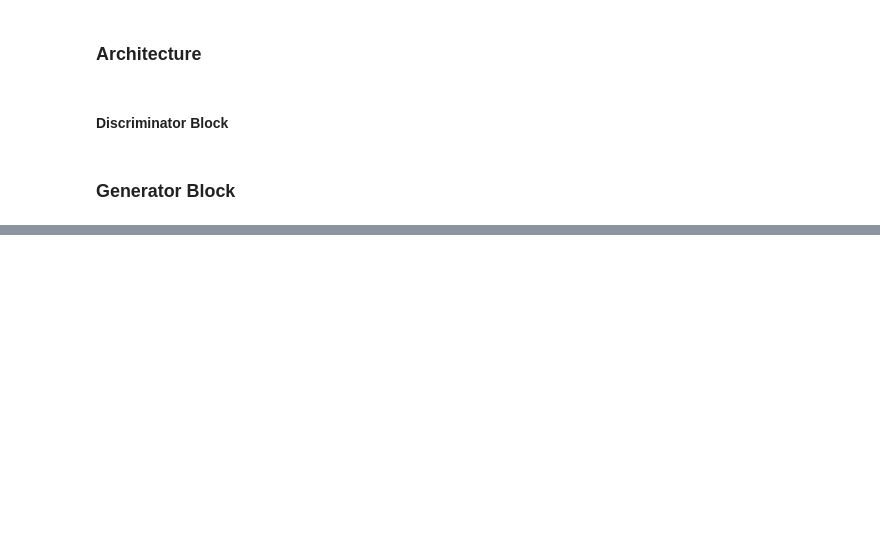
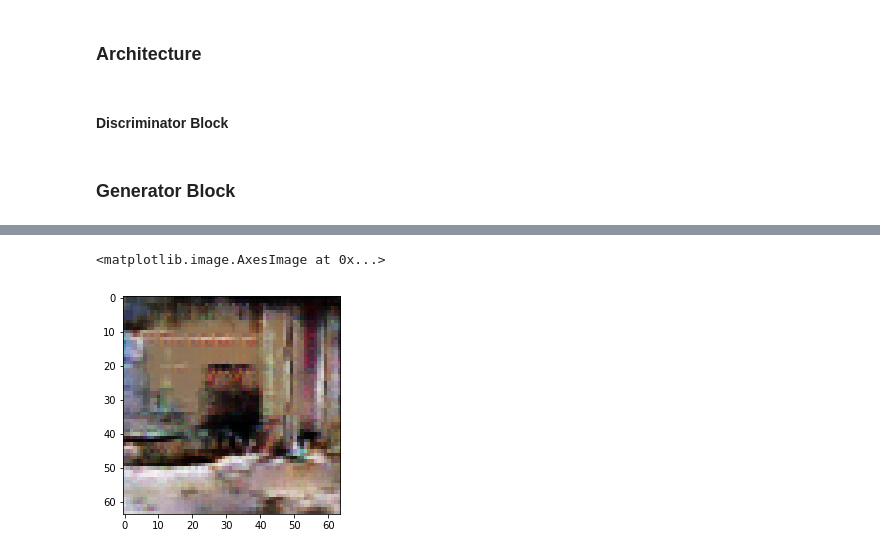
Before and after one commit to ganesh-krishnan/fastai, a Jupyter notebook: courses/dl2/wgan_gk.ipynb, the cells around one changed output, grey strips where cells are left out. Drawn from its saved outputs; the diff is of its cells as text; code cells hidden in the pictures; blank space fills up the shorter version.

```diff
--- a/courses/dl2/wgan_gk.ipynb
+++ b/courses/dl2/wgan_gk.ipynb
@@ -119,3 +120 @@ class DCGAN_G(nn.Module):
         return x
-# %%
-x, y = next(iter(md.trn_dl))
@@ -129,0 +195,38 @@ learn = Learner(md, SingleModel(model), opt_fn=optim.Adam, crit=crit)
+# %%
+def train(n_epochs, bs):
+    g_iter = 0
+    gm.train();
+    dm.train();
+    for epoch in range(n_epochs):
+        trn_it = iter(md.trn_dl)
+        cb, nb = 0, len(md.trn_dl)
+        with tqdm_notebook(total=nb) as pbar:
+            while cb < nb:
+                set_trainable(dm, True)
+                set_trainable(gm, False)
+                n_crit = 0 if g_iter < 25 or g_iter % 500 == 0 else 5
+                diter = 0
+                while diter <= n_crit and cb < nb:
+                    dm.zero_grad()
+                    for param in dm.parameters(): param.data.clamp_(-0.01, 0.01)
+                    actual_img, _  = V(next(trn_it))
+                    diter += 1
+                    cb += 1
+                    priors = create_noise(bs)
+                    actual_act = dm(actual_img)
+                    gen_img = gm(priors)
+                    gen_act = dm(gen_img)
+                    diff = actual_act - gen_act
+                    diff.backward()
+                    opt_d.step()
+                    pbar.update()
+                set_trainable(gm, True)
+                set_trainable(dm, False)
+                priors = create_noise(bs)
+                gm.zero_grad()
+                act = dm(gm(priors)).mean(0).view(1)
+                act.backward()
+                opt_g.step()
+                g_iter += 1
+# %%
+train(1, bs)
@@ -130,2 +237,2 @@ learn = Learner(md, SingleModel(model), opt_fn=optim.Adam, crit=crit)
 # %%
-model(create_noise(bs))
+abc = gm(create_noise(bs))
@@ -171,0 +259,5 @@ BdbQuit:
+# %%
+plt.imshow(np.clip(np.squeeze(md.trn_ds.denorm(abc[1])), 0, 1))
+# %% [output]
+<matplotlib.image.AxesImage at 0x...>
+[figure, added]
```
Also changed, not shown: parts of 17 cells of this notebook.
